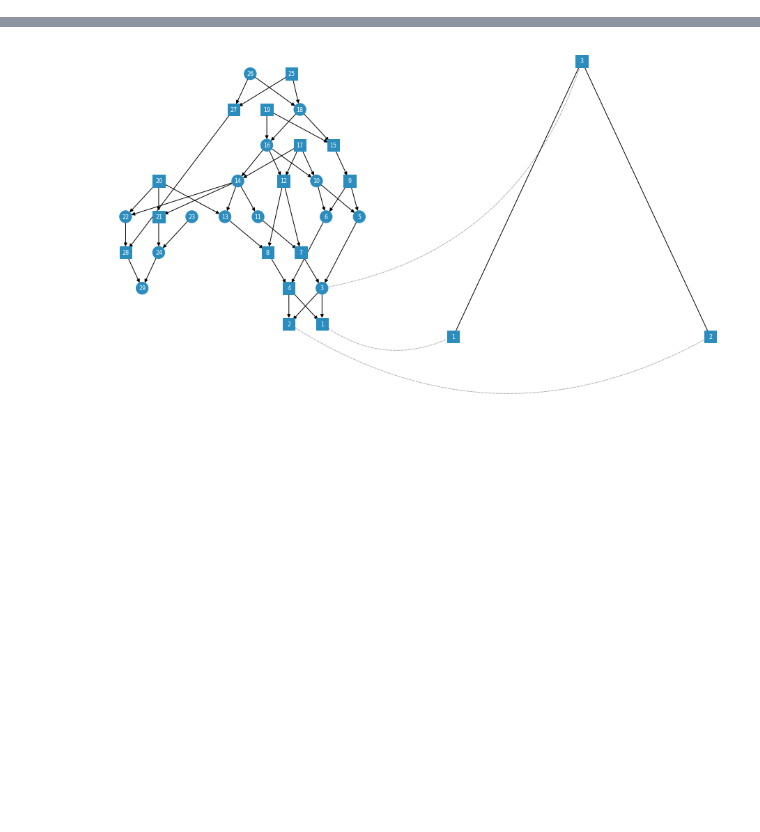
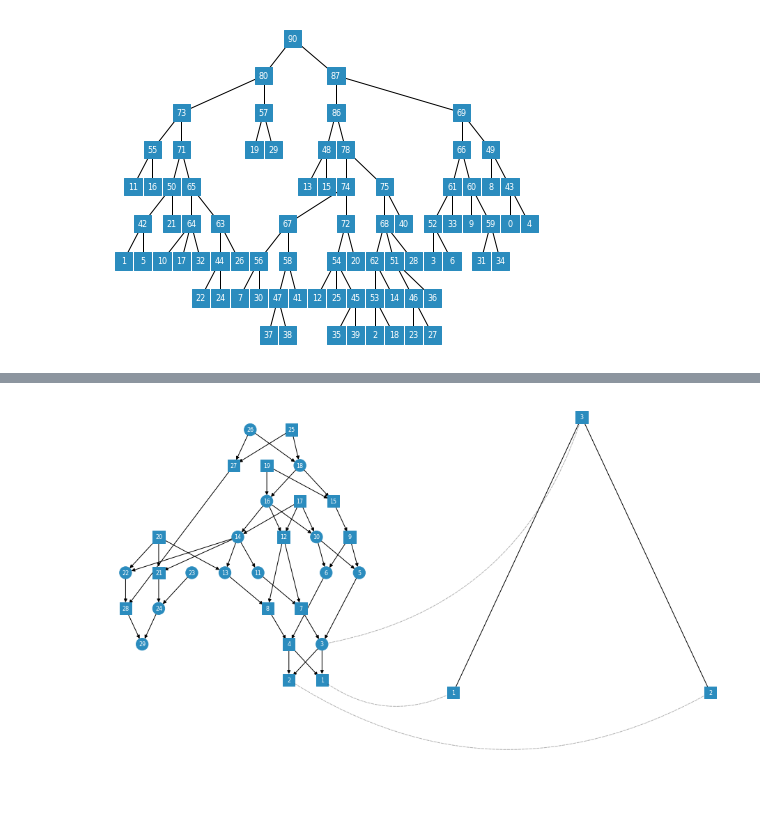
Before and after one commit to ivan-krukov/aligning-genealogies, a Jupyter notebook: notebooks/Experiments.ipynb, the cells around one changed output, grey strips where cells are left out. Cells and saved outputs as stored; diff of their text form; code cells hidden in the pictures; blank space fills up the shorter version.

```diff
--- a/notebooks/Experiments.ipynb
+++ b/notebooks/Experiments.ipynb
@@ -53,6 +68,10 @@ sim, ts_ped_map, traversals = ped.generate_msprime_simulations()
 # %%
+# compare msprime plots to traversal objects:
+traversals[0].draw()
+plt.show()
 display(SVG(sim.first().draw(width=max(800, 2*len(ped.probands())), height=max(600, 2*len(ped.probands())))))
 # %% [output]
+[figure, added]
 [drawing not drawn]
 # %%
 ped = Pedigree.from_table("../data/geneaJi.tsv", header=True, check_2_parents=False)
```
Also changed, not shown: parts of 4 cells of this notebook, 3 other files.
